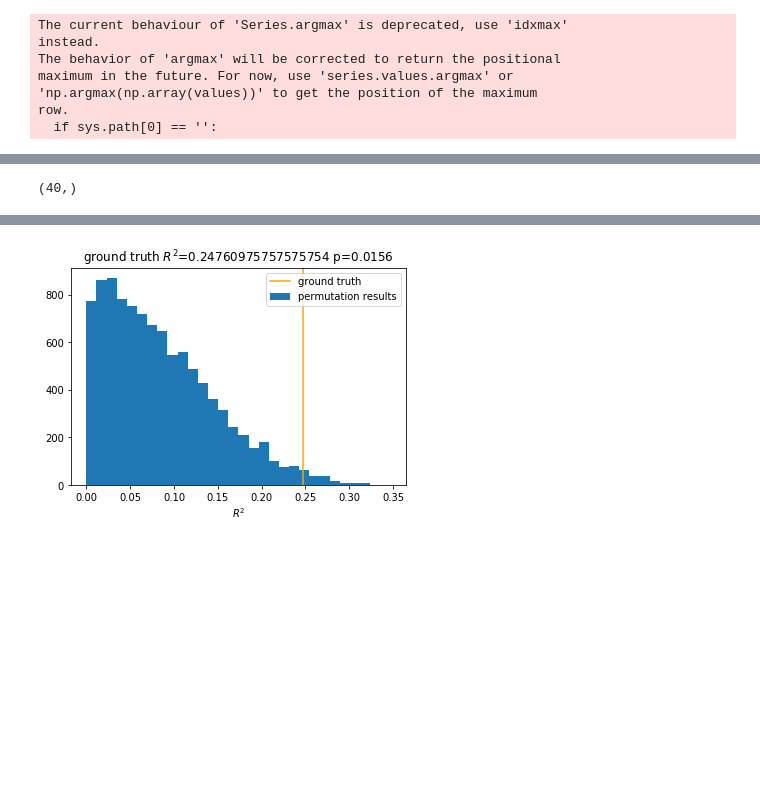
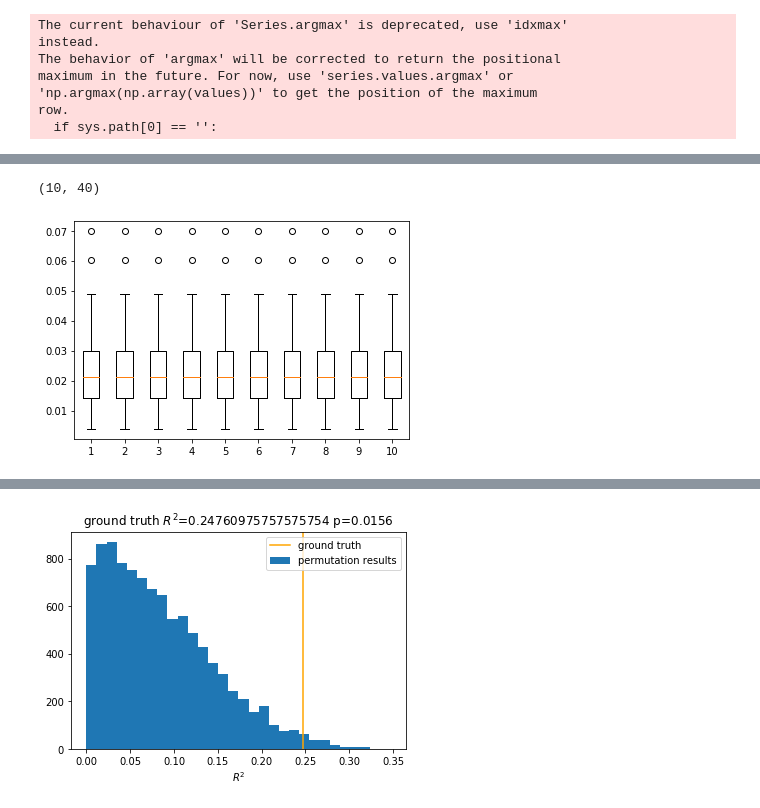
Before and after one commit to neuromodulation/icn, a Jupyter notebook: ECOG_vs_STN/Results_Analysis/ECOG_STN_feature_analysis/test_XGB_same_size_feature_importances.ipynb, the cells around one changed output, grey strips where cells are left out. Saved outputs shown, nothing was run; the diff lists cells and outputs as text; code cells hidden in the pictures; blank space fills up the shorter version.

```diff
--- a/ECOG_vs_STN/Results_Analysis/ECOG_STN_feature_analysis/test_XGB_same_size_feature_importances.ipynb
+++ b/ECOG_vs_STN/Results_Analysis/ECOG_STN_feature_analysis/test_XGB_same_size_feature_importances.ipynb
@@ -189,7 +249,12 @@ for i in df_best[(df_best["lat"] == "CON") & (df_best["loc"] == "ECOG")]["import
     i_.append(i)
 # %%
-np.array(i_).mean(axis=0).shape
+np.array(i_).shape
 # %% [output]
-(40,)
+(10, 40)
+# %%
+plt.boxplot(np.array(i_).T)
+plt.show()
+# %% [output]
+[figure, added]
 # %%
 plt.imshow(np.array(i_).mean(axis=0).reshape((8,5), order="C"))
```
Also changed, not shown: parts of 8 cells of this notebook, 1 other file.
